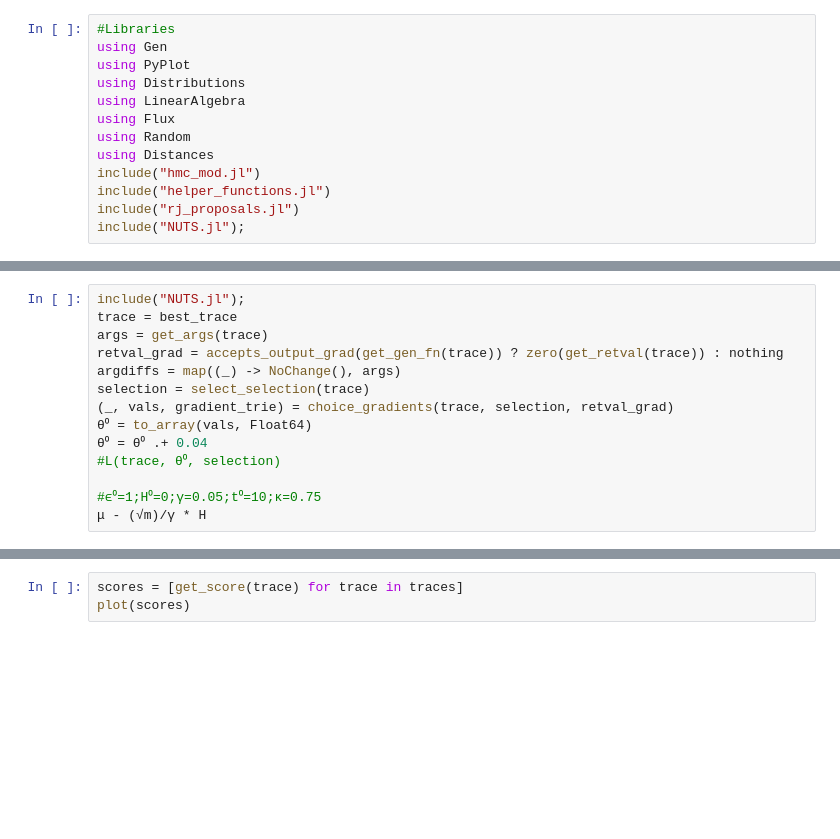
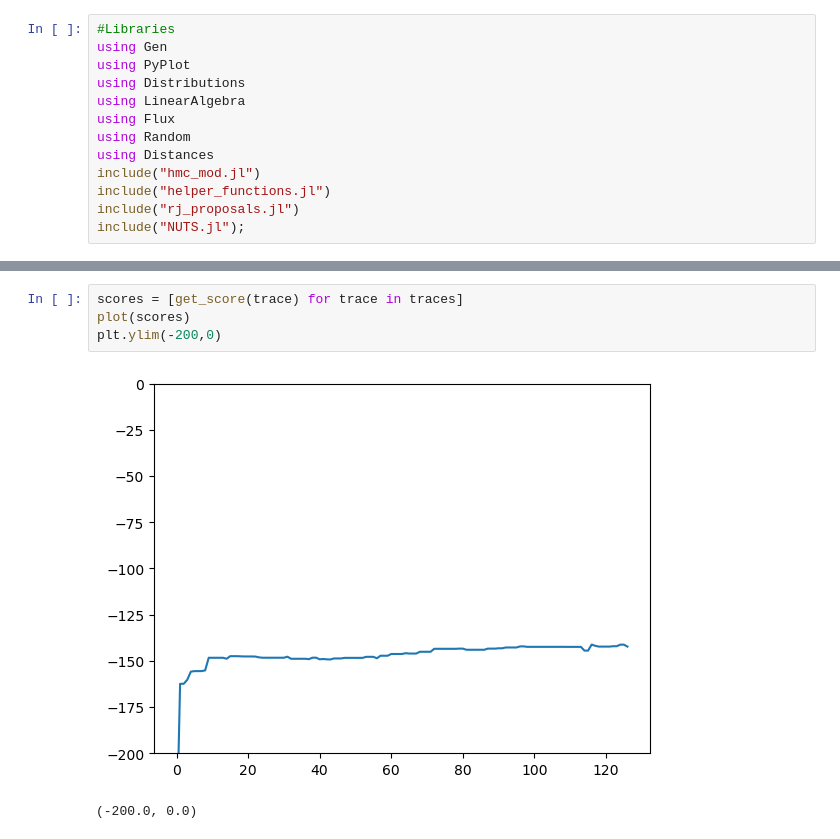
Before and after one commit to jberezow/RJMCMC, a Jupyter notebook: Thesis-Classifier2.ipynb, the cells around one changed output, grey strips where cells are left out. Saved outputs shown, nothing was run; the diff lists cells and outputs as text; blank space fills up the shorter version.

```diff
--- a/Thesis-Classifier2.ipynb
+++ b/Thesis-Classifier2.ipynb
@@ -207,17 +218,3 @@ println(get_score(best_trace))
-# %%
-include("NUTS.jl");
-trace = best_trace
-args = get_args(trace)
-retval_grad = accepts_output_grad(get_gen_fn(trace)) ? zero(get_retval(trace)) : nothing
-argdiffs = map((_) -> NoChange(), args)
-selection = select_selection(trace)
-(_, vals, gradient_trie) = choice_gradients(trace, selection, retval_grad)
-θ⁰ = to_array(vals, Float64)
-θ⁰ = θ⁰ .+ 0.04
-#L(trace, θ⁰, selection)
-
-#ϵ⁰=1;H⁰=0;γ=0.05;t⁰=10;κ=0.75
-μ - (√m)/γ * H
 # %%
 #----------------
 #Test Likelihood
@@ -445,6 +467,10 @@ plot(k_results)
 # %%
 scores = [get_score(trace) for trace in traces]
 plot(scores)
+plt.ylim(-200,0)
+# %% [output]
+[figure, added]
+(-200.0, 0.0)
 # %%
 accs = []
 for i=1:length(traces)
```
Also changed, not shown: parts of 14 cells of this notebook, 5 other files.
